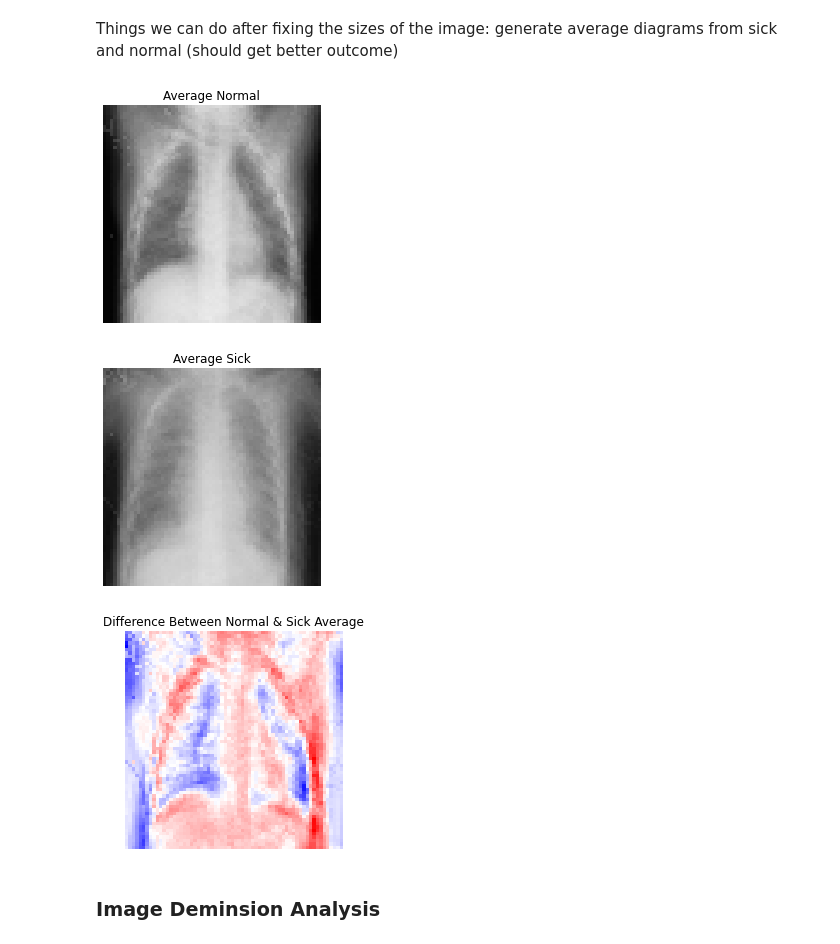
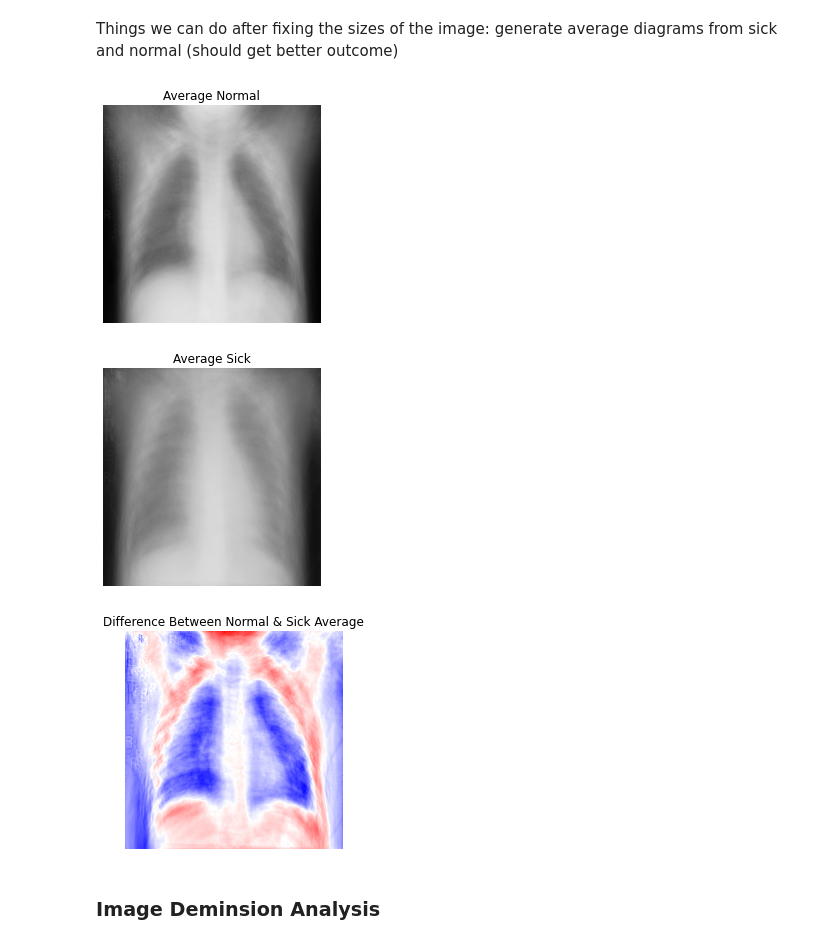
Before and after one commit to KelvinYQC/Covid_19_Classification, a Jupyter notebook: EDA/Hist_Comparison.ipynb, the cells around one changed output. Saved outputs shown, nothing was run; the diff lists cells and outputs as text; code cells hidden in the pictures.

```diff
--- a/EDA/Hist_Comparison.ipynb
+++ b/EDA/Hist_Comparison.ipynb
@@ -40,7 +40,7 @@ plt.tight_layout()
 [figure]
 # %%
 from PIL import Image
-path_draw = test_images_normal[:6]
+path_draw = train_images_sick[:6]
 
 plt.figure(figsize = (12,12))
 for i, v in enumerate(path_draw):
@@ -93,7 +93,7 @@ Things we can do after fixing the sizes of the image: generate average diagrams
 from tensorflow.keras.preprocessing import image
 
 # making n X m matrix
-def img2np(list_of_filename, size = (64, 64)):
+def img2np(list_of_filename, size = (500, 500)):
     # iterating through each file
     for i,fn in enumerate(list_of_filename):
         current_image = image.load_img(fn, target_size = size, color_mode = 'grayscale')
@@ -110,24 +110,24 @@ def img2np(list_of_filename, size = (64, 64)):
     return full_mat
 
 # run it on our folders
-normal_images = img2np(train_images_normal[:10])
-sick_images = img2np(train_images_sick[:10])
+normal_images = img2np(train_images_normal[:50])
+sick_images = img2np(train_images_sick[:50])
 # %%
-def find_mean_img(full_mat, title, size = (64, 64)):
+def find_mean_img(full_mat, title, size = (500, 500)):
     # calculate the average
     mean_img = np.mean(full_mat, axis = 0)
     # reshape it back to a matrix
     mean_img = mean_img.reshape(size)
     plt.imshow(mean_img, vmin=0, vmax=255, cmap='Greys_r')
     plt.title(f'Average {title}')
     plt.axis('off')
     plt.show()
     return mean_img
 
 norm_mean = find_mean_img(normal_images, 'Normal')
 sick_mean = find_mean_img(sick_images, 'Sick')
 # %% [output]
-[figure, old version]
+[figure, new version]
 [figure]
 # %%
 contrast_mean = norm_mean - sick_mean
@@ -136,7 +136,7 @@ plt.title(f'Difference Between Normal & Sick Average')
 plt.axis('off')
 plt.show()
 # %% [output]
-[figure, old version]
+[figure, new version]
 # %% [markdown]
 ### Image Deminsion Analysis
 # %%
```
Also changed, not shown: parts of 2 cells of this notebook.
